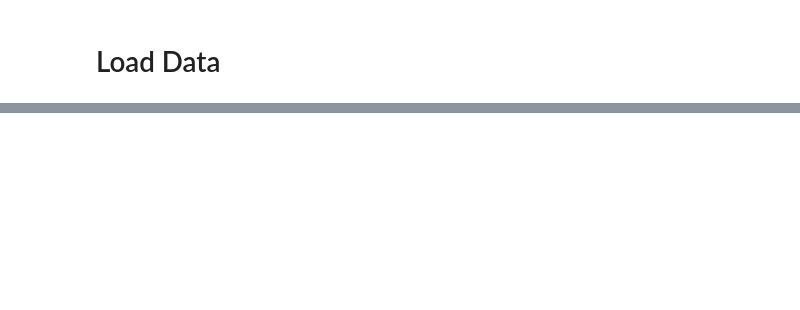
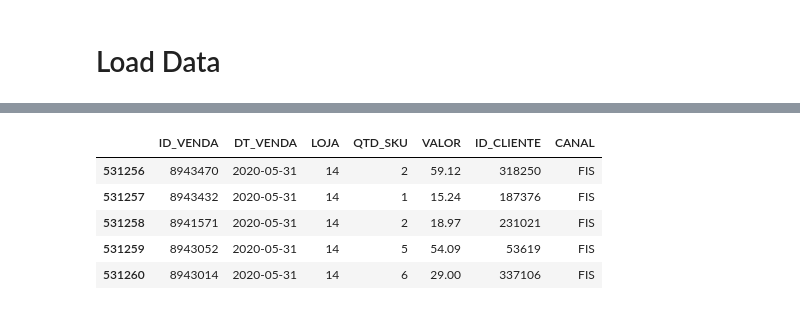
Before and after one commit to marcos-mansur/vlabs-challenge, a Jupyter notebook: Notebook/Second_model.ipynb, the cells around one changed output, grey strips where cells are left out. Cells and saved outputs as stored; diff of their text form; code cells hidden in the pictures; blank space fills up the shorter version.

```diff
--- a/Notebook/Second_model.ipynb
+++ b/Notebook/Second_model.ipynb
@@ -33,0 +68,11 @@ df[df['ID_CLIENTE']==136746]
+# %%
+# intervalo de 90 dias
+delta90 = pd.to_timedelta(90,unit='d')
+# data mais recente do dataset
+max_date = df['DT_VENDA'].max()
+# data de início do target
+target_start = max_date - delta90
+# data de início dos dados de treino
+train_start = target_start - 2*delta90
+# data de início dos dados de previsão (submissão)
+sub_start = max_date - 2*delta90
@@ -33,0 +91,21 @@ df[df['ID_CLIENTE']==136746]
+# %%
+def set_dates(df,train_start,target_start, sub_start):
+    # target do treinamento
+    df_target = df[df.DT_VENDA > target_start]
+    y_train = df_target.groupby('ID_CLIENTE')['VALOR'].sum()
+    # dados de treinamento
+    df_train = df[(df['DT_VENDA']>train_start) & (df['DT_VENDA']<target_start)].copy()
+    # dados para previsão
+    df_test = df[df['DT_VENDA']>sub_start]
+    return df_train, y_train, df_test
+# %%
+df_train, target_train, df_test = set_dates(df,train_start,target_start,sub_start)
+# %%
+df_train.head()
+# %% [output]
+|  | ID_VENDA | DT_VENDA | LOJA | QTD_SKU | VALOR | ID_CLIENTE | CANAL |
+| 531256 | 8943470 | 2020-05-31 | 14 | 2 | 59.12 | 318250 | FIS |
+| 531257 | 8943432 | 2020-05-31 | 14 | 1 | 15.24 | 187376 | FIS |
+| 531258 | 8941571 | 2020-05-31 | 14 | 2 | 18.97 | 231021 | FIS |
+| 531259 | 8943052 | 2020-05-31 | 14 | 5 | 54.09 | 53619 | FIS |
+| 531260 | 8943014 | 2020-05-31 | 14 | 6 | 29.00 | 337106 | FIS |
```
Also changed, not shown: parts of 32 cells of this notebook, 1 other file.
